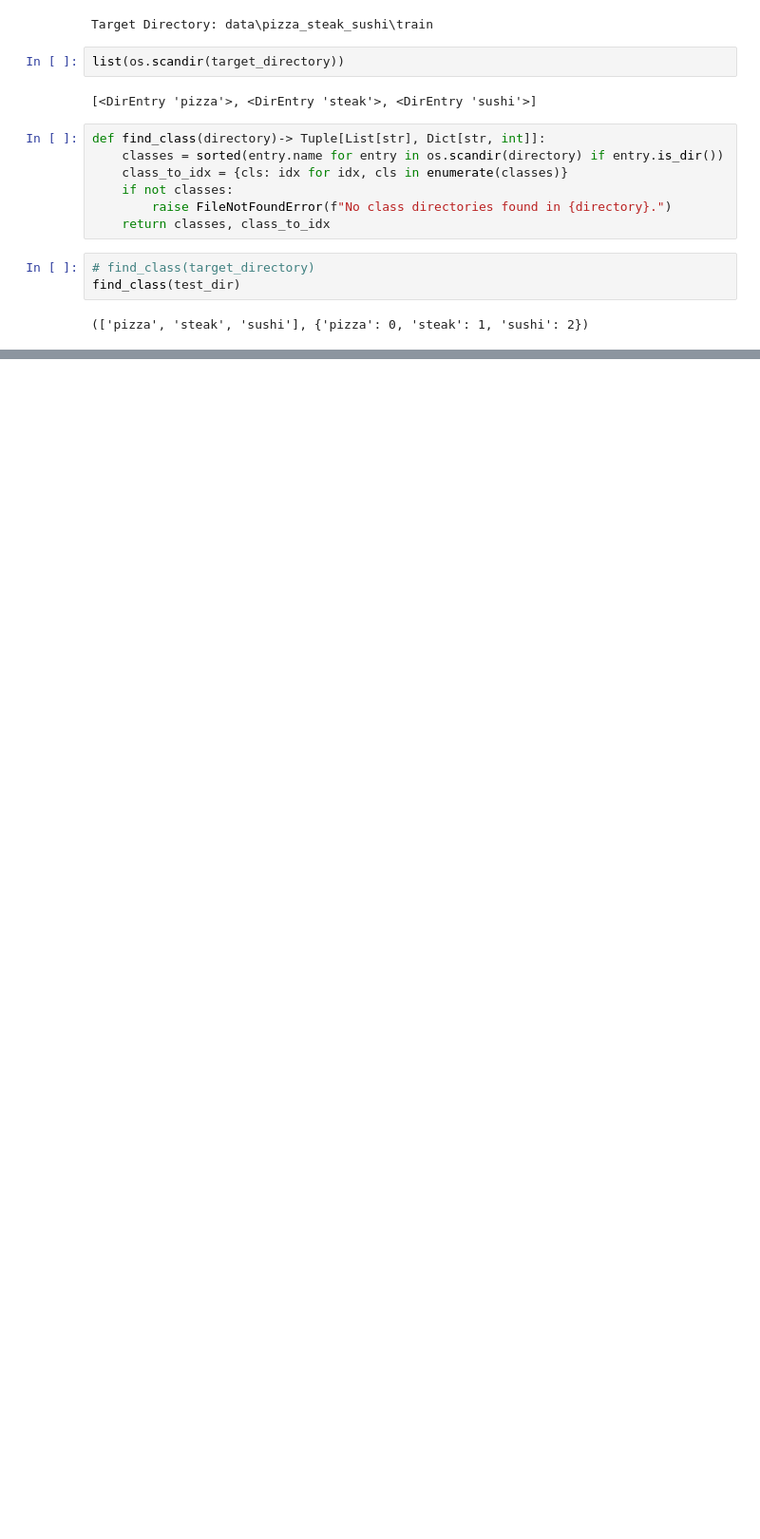
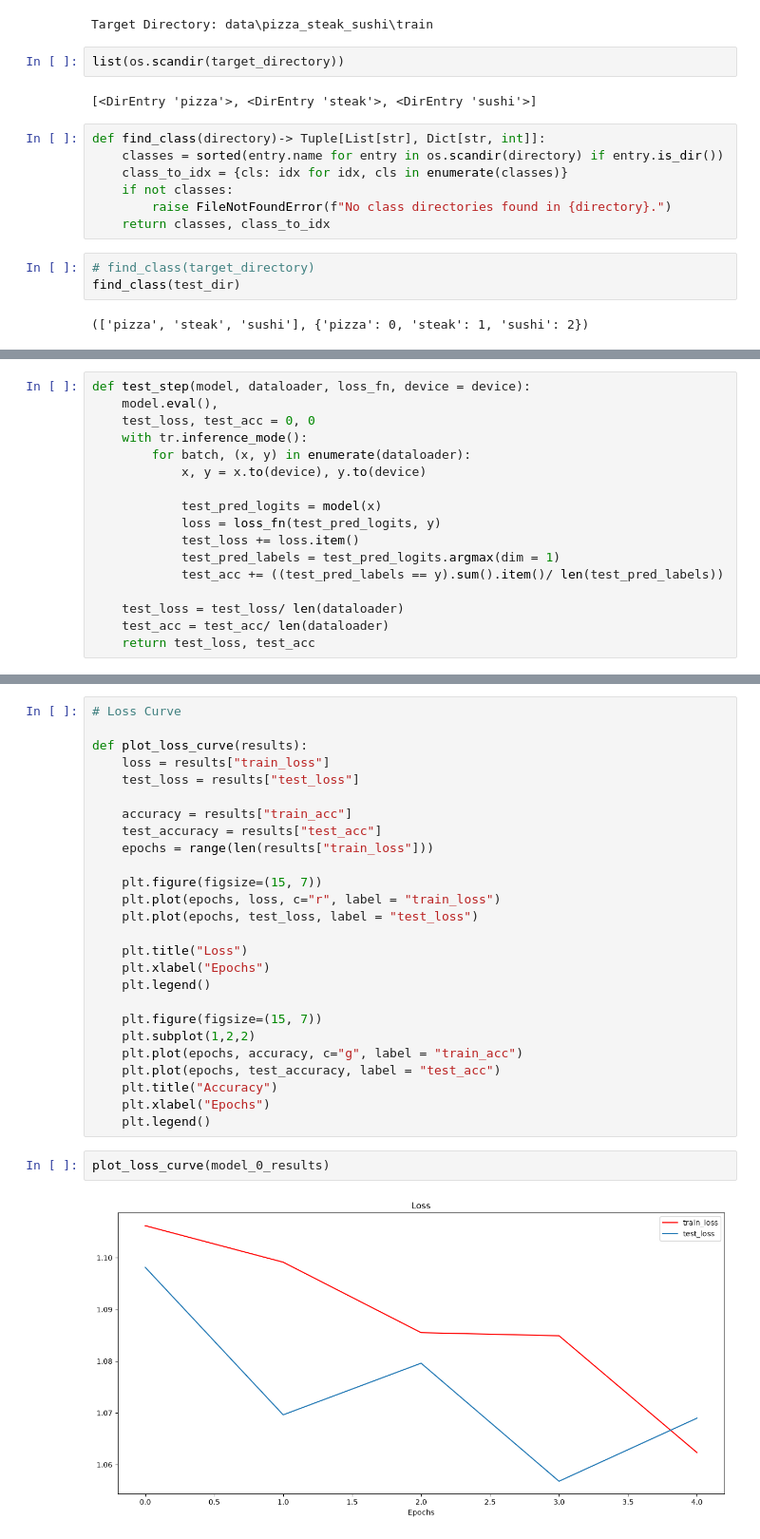
Before and after one commit to Mr-Green07/Custom_ResNet, a Jupyter notebook: Custom Dataset/First_custom.ipynb, the cells around one changed output, grey strips where cells are left out. Shown at 95% size. Cells and saved outputs as stored; diff of their text form; blank space fills up the shorter version.

```diff
--- a/Custom Dataset/First_custom.ipynb
+++ b/Custom Dataset/First_custom.ipynb
@@ -252,0 +452,17 @@ find_class(test_dir)
+# %%
+def test_step(model, dataloader, loss_fn, device = device):
+    model.eval(),
+    test_loss, test_acc = 0, 0
+    with tr.inference_mode():
+        for batch, (x, y) in enumerate(dataloader):
+            x, y = x.to(device), y.to(device)
+
+            test_pred_logits = model(x)
+            loss = loss_fn(test_pred_logits, y)
+            test_loss += loss.item()
+            test_pred_labels = test_pred_logits.argmax(dim = 1)
+            test_acc += ((test_pred_labels == y).sum().item()/ len(test_pred_labels))
+
+    test_loss = test_loss/ len(dataloader)
+    test_acc = test_acc/ len(dataloader)
+    return test_loss, test_acc
@@ -252,0 +620,30 @@ find_class(test_dir)
+# %%
+# Loss Curve
+
+def plot_loss_curve(results):
+    loss = results["train_loss"]
+    test_loss = results["test_loss"]
+
+    accuracy = results["train_acc"]
+    test_accuracy = results["test_acc"]
+    epochs = range(len(results["train_loss"]))
+
+    plt.figure(figsize=(15, 7))
+    plt.plot(epochs, loss, c="r", label = "train_loss")
+    plt.plot(epochs, test_loss, label = "test_loss")
+
+    plt.title("Loss")
+    plt.xlabel("Epochs")
+    plt.legend()
+
+    plt.figure(figsize=(15, 7))
+    plt.subplot(1,2,2)
+    plt.plot(epochs, accuracy, c="g", label = "train_acc")
+    plt.plot(epochs, test_accuracy, label = "test_acc")
+    plt.title("Accuracy")
+    plt.xlabel("Epochs")
+    plt.legend()
+# %%
+plot_loss_curve(model_0_results)
+# %% [output]
+[figure, added]
```
Also changed, not shown: parts of 51 cells of this notebook, 1 other file.
